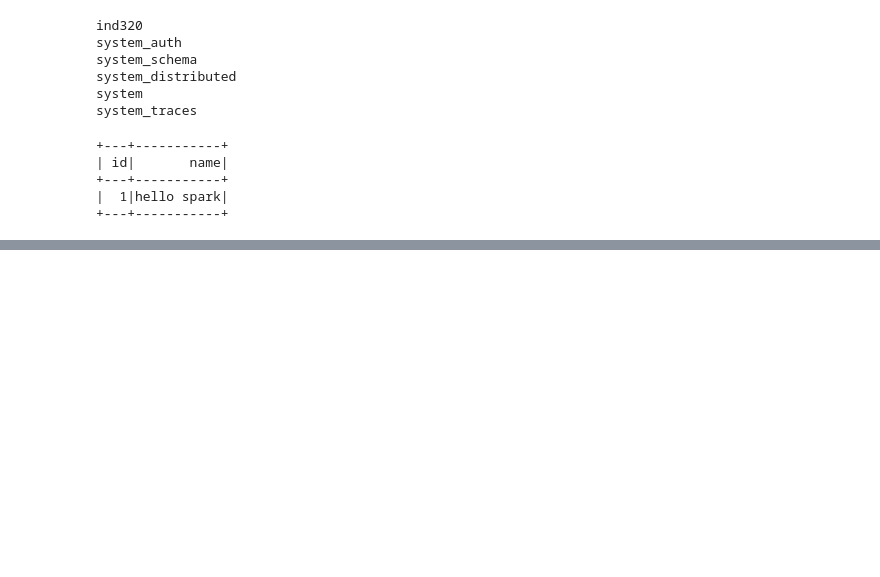
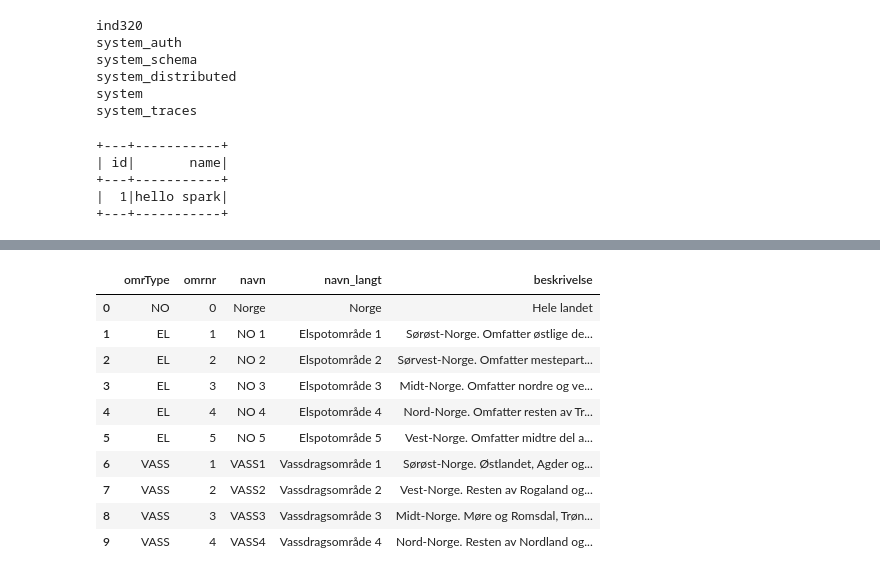
Before and after one commit to Andreolesen/AndreOlesen-IND320, a Jupyter notebook: ind320_part2.ipynb, the cells around one changed output, grey strips where cells are left out. Saved outputs shown, nothing was run; the diff lists cells and outputs as text; code cells hidden in the pictures; blank space fills up the shorter version.

```diff
--- a/ind320_part2.ipynb
+++ b/ind320_part2.ipynb
@@ -61,0 +79,39 @@ spark.read.format("org.apache.spark.sql.cassandra").\
+# %%
+# Imports for the API part
+import requests
+import pandas as pd
+import matplotlib.pyplot as plt
+
+# Base URL shared by all Magasinstatistikk endpoints
+NVE_BASE_URL = "https://biapi.nve.no/magasinstatistikk/api/Magasinstatistikk"
+
+def get_nve(endpoint):
+    """Call one endpoint of the NVE Magasinstatistikk API and return the JSON response."""
+    response = requests.get(f"{NVE_BASE_URL}/{endpoint}", timeout=30)
+    response.raise_for_status()  # Stop with an error if the request failed (e.g. 404/500)
+    return response.json()
+# %%
+# HentOmråder returns a list with ONE dictionary containing three groups:
+# 'land' (whole country), 'elspot' (price areas NO1-NO5) and 'vassdrag' (watercourse areas)
+areas_json = get_nve("HentOmråder")[0]
+
+# Combine the three groups into one table
+areas = pd.concat(
+    [pd.DataFrame(areas_json[group]) for group in ["land", "elspot", "vassdrag"]],
+    ignore_index=True,
+)
+
+pd.set_option("display.max_colwidth", None)  # Show the full description text
+areas[["omrType", "omrnr", "navn", "navn_langt", "beskrivelse"]]
+# %% [output]
+|  | omrType | omrnr | navn | navn_langt | beskrivelse |
+| 0 | NO | 0 | Norge | Norge | Hele landet |
+| 1 | EL | 1 | NO 1 | Elspotområde 1 | Sørøst-Norge. Omfatter østlige de... |
+| 2 | EL | 2 | NO 2 | Elspotområde 2 | Sørvest-Norge. Omfatter mestepart... |
+| 3 | EL | 3 | NO 3 | Elspotområde 3 | Midt-Norge. Omfatter nordre og ve... |
+| 4 | EL | 4 | NO 4 | Elspotområde 4 | Nord-Norge. Omfatter resten av Tr... |
+| 5 | EL | 5 | NO 5 | Elspotområde 5 | Vest-Norge. Omfatter midtre del a... |
+| 6 | VASS | 1 | VASS1 | Vassdragsområde 1 | Sørøst-Norge. Østlandet, Agder og... |
+| 7 | VASS | 2 | VASS2 | Vassdragsområde 2 | Vest-Norge. Resten av Rogaland og... |
+| 8 | VASS | 3 | VASS3 | Vassdragsområde 3 | Midt-Norge. Møre og Romsdal, Trøn... |
+| 9 | VASS | 4 | VASS4 | Vassdragsområde 4 | Nord-Norge. Resten av Nordland og... |
```
Also changed, not shown: parts of 13 cells of this notebook.
